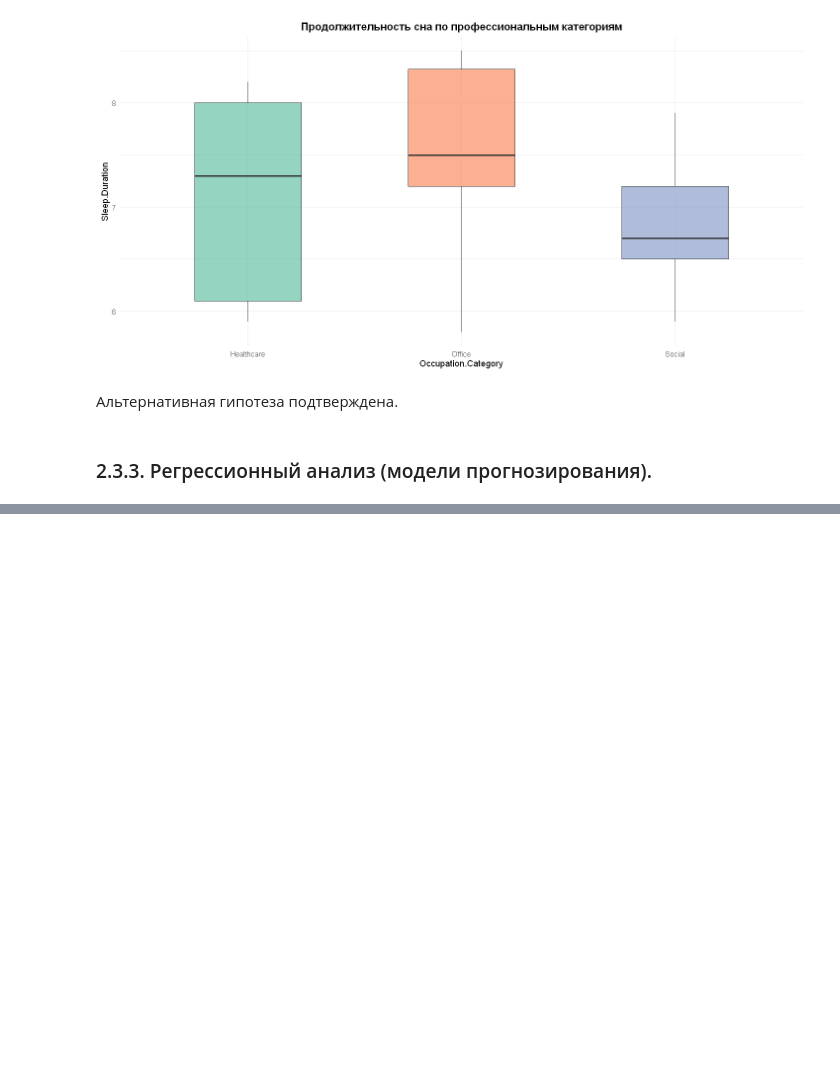
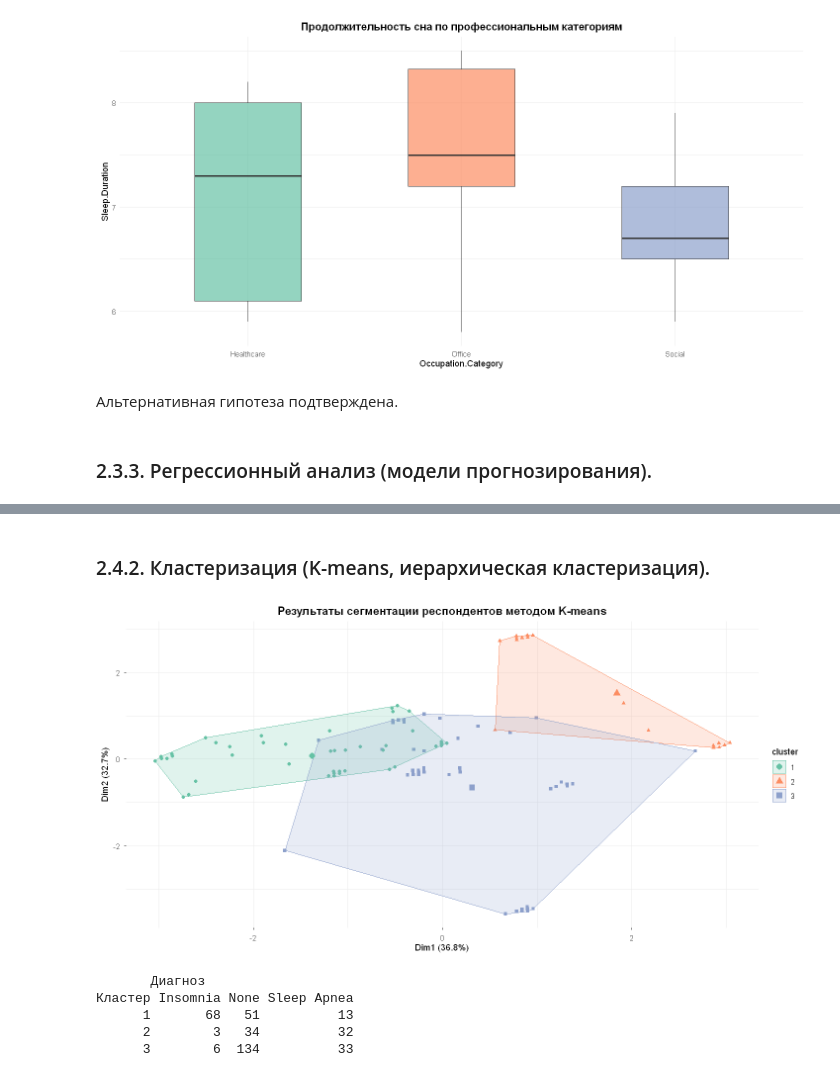
Before and after one commit to parababla/sleep_quality_analysis, a Jupyter notebook: sleep_quality_analysis.ipynb, the cells around one changed output, grey strips where cells are left out. Drawn from its saved outputs; the diff is of its cells as text; code cells hidden in the pictures; blank space fills up the shorter version.

```diff
--- a/sleep_quality_analysis.ipynb
+++ b/sleep_quality_analysis.ipynb
@@ -536,0 +618,29 @@ ggplot(df, aes(x = Occupation.Category, y = Sleep.Duration, fill = Occupation.Ca
+# %% [markdown]
+### 2.4.2. Кластеризация (K-means, иерархическая кластеризация).
+# %%
+cluster_cols <- c("Stress.Level", "MAP", "Age", "Daily.Steps", "Sleep.Duration", "Physical.Activity.Level")
+cluster_data <- df[, cluster_cols]
+
+cluster_scaled <- scale(cluster_data)
+
+set.seed(123)
+km_res <- kmeans(cluster_scaled, centers = 3, nstart = 25)
+
+fviz_cluster(km_res, data = cluster_scaled,
+             palette = "Set2",
+             geom = "point",
+             ellipse.type = "convex",
+             ggtheme = theme_minimal(),
+             main = "Результаты сегментации респондентов методом K-means") +
+            theme(plot.title = element_text(hjust = 0.5, face = "bold", size = 14)
+            )
+# %% [output]
+[figure, added]
+# %%
+table(Кластер = km_res$cluster, Диагноз = df$Sleep.Disorder)
+# %% [output]
+       Диагноз
+Кластер Insomnia None Sleep Apnea
+      1       68   51          13
+      2        3   34          32
+      3        6  134          33
```
Also changed, not shown: parts of 8 cells of this notebook.
